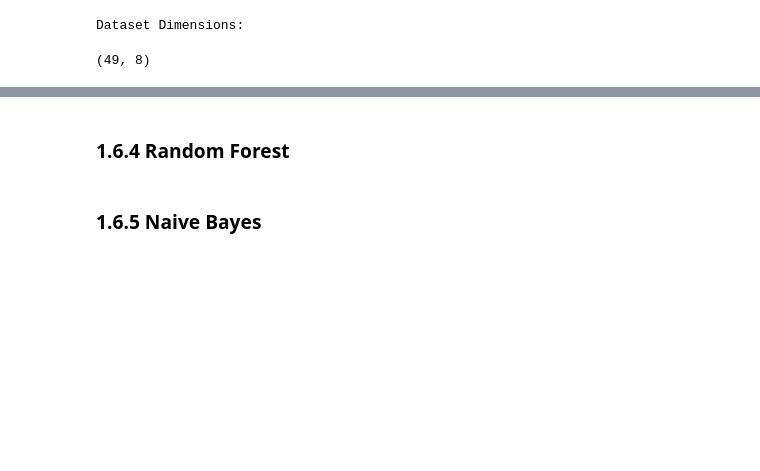
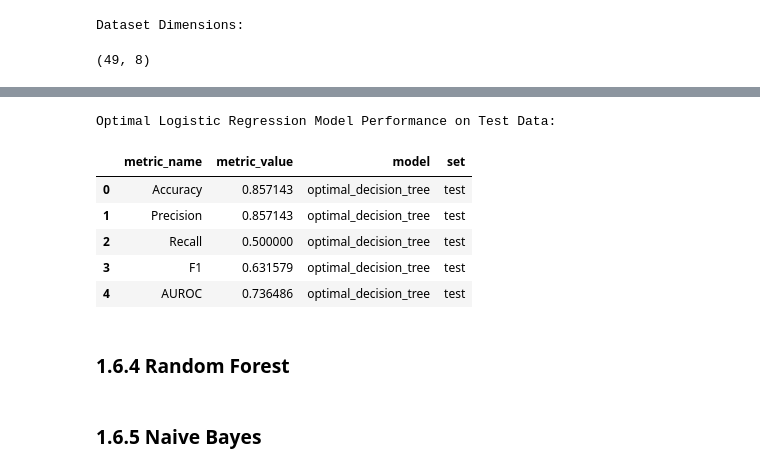
Before and after one commit to JohnPaulinePineda/Supervised-Machine-Learning-Classification-Final-Assignment, a Jupyter notebook: ClassificationForMachineLearning_FinalAssignment.ipynb, the cells around one changed output, grey strips where cells are left out. Drawn from its saved outputs; the diff is of its cells as text; code cells hidden in the pictures; blank space fills up the shorter version.

```diff
--- a/ClassificationForMachineLearning_FinalAssignment.ipynb
+++ b/ClassificationForMachineLearning_FinalAssignment.ipynb
@@ -1990,3 +2171,26 @@ def model_performance_evaluation(y_true, y_pred):
+# %%
+##################################
+# Evaluating the optimal decision tree model
+# on the test set
+##################################
+optimal_decision_tree_y_hat_test = optimal_decision_tree.predict(X_test)
+
+##################################
+# Gathering the model evaluation metrics
+##################################
+optimal_decision_tree_performance_test = model_performance_evaluation(y_test, optimal_decision_tree_y_hat_test)
+optimal_decision_tree_performance_test['model'] = ['optimal_decision_tree'] * 5
+optimal_decision_tree_performance_test['set'] = ['test'] * 5
+print('Optimal Logistic Regression Model Performance on Test Data: ')
+display(optimal_decision_tree_performance_test)
+# %% [output]
+Optimal Logistic Regression Model Performance on Test Data:
+|  | metric_name | metric_value | model | set |
+| 0 | Accuracy | 0.857143 | optimal_decision_tree | test |
+| 1 | Precision | 0.857143 | optimal_decision_tree | test |
+| 2 | Recall | 0.500000 | optimal_decision_tree | test |
+| 3 | F1 | 0.631579 | optimal_decision_tree | test |
+| 4 | AUROC | 0.736486 | optimal_decision_tree | test |
 # %% [markdown]
 ### 1.6.4 Random Forest <a class="anchor" id="1.6.4"></a>
 # %% [markdown]
```
Also changed, not shown: parts of 16 cells of this notebook.
